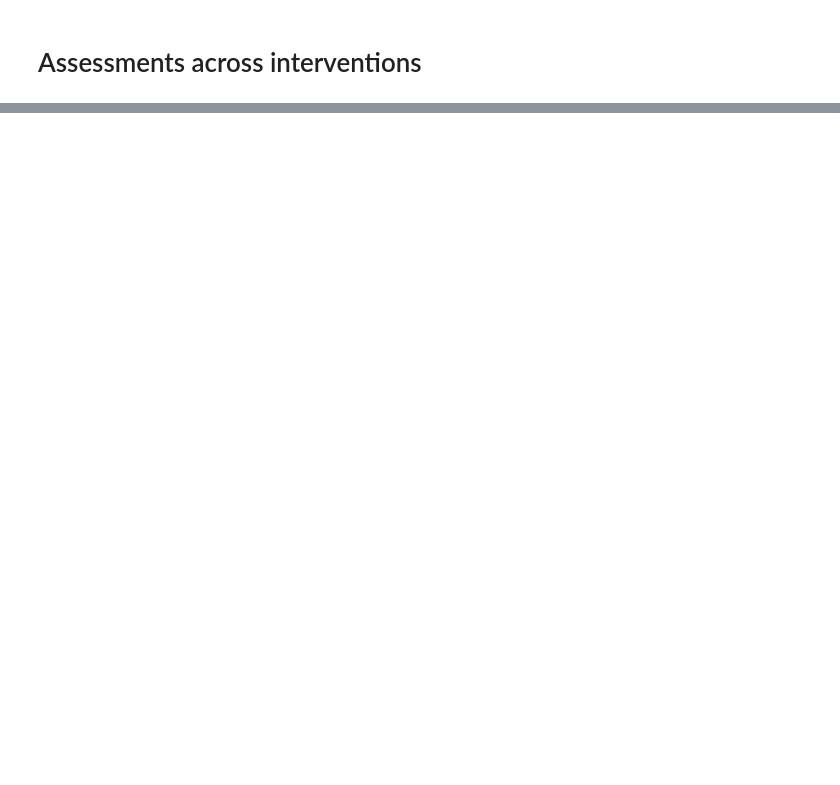
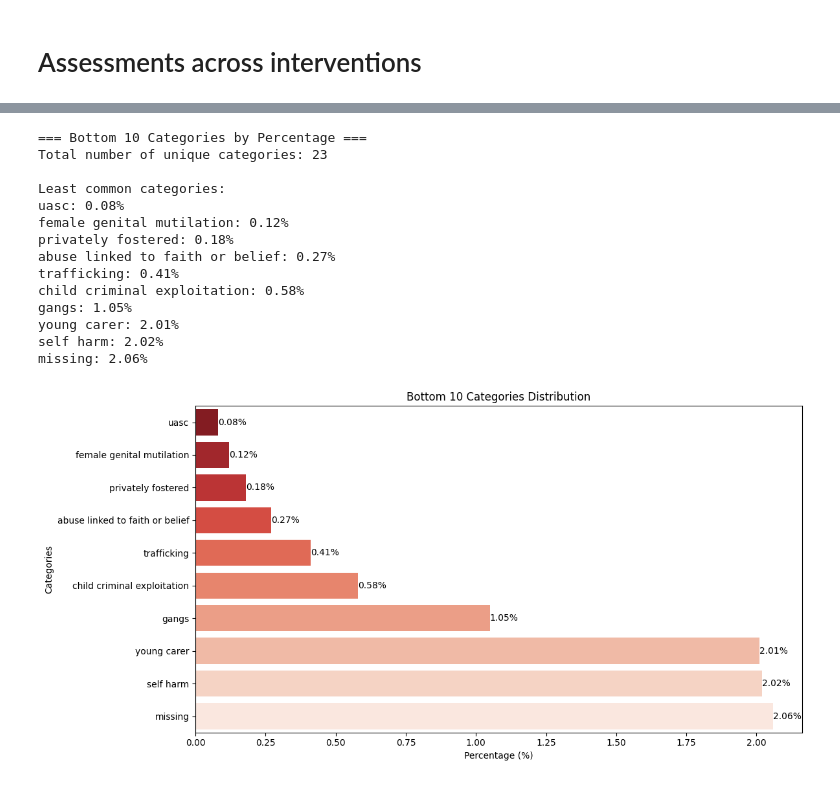
Before and after one commit to ConnectedBradford/CB_2649, a Jupyter notebook: notebooks/assessment_analysis.ipynb, the cells around one changed output, grey strips where cells are left out. Cells and saved outputs as stored; diff of their text form; code cells hidden in the pictures; blank space fills up the shorter version.

```diff
--- a/notebooks/assessment_analysis.ipynb
+++ b/notebooks/assessment_analysis.ipynb
@@ -47,0 +150,66 @@ assessment = pandas_gbq.read_gbq(query)
+# %%
+import pandas as pd
+import matplotlib.pyplot as plt
+import seaborn as sns
+
+def analyze_bottom_categories(df):
+    # Split and explode categories
+    categories_expanded = df['all_categories'].str.split(',').explode()
+
+    # Clean categories
+    categories_expanded = categories_expanded.str.strip().str.lower()
+
+    # Calculate total counts
+    total_categories = len(categories_expanded)
+
+    # Calculate proportions
+    category_proportions = (categories_expanded.value_counts() / total_categories * 100).round(2)
+
+    # Get bottom 10 categories
+    bottom_10 = category_proportions.nsmallest(10)
+
+    print("=== Bottom 10 Categories by Percentage ===")
+    print(f"Total number of unique categories: {len(category_proportions)}")
+    print("\nLeast common categories:")
+    for cat, pct in bottom_10.items():
+        print(f"{cat}: {pct}%")
+
+    # Visualization
+    plt.figure(figsize=(12, 6))
+
+    # Create horizontal bar plot for better readability of category names
+    sns.barplot(x=bottom_10.values,
+                y=bottom_10.index,
+                palette='Reds_r')  # Reverse red palette for visual distinction
+
+    plt.title('Bottom 10 Categories Distribution')
+    plt.xlabel('Percentage (%)')
+    plt.ylabel('Categories')
+
+    # Add percentage labels on bars
+    for i, v in enumerate(bottom_10):
+        plt.text(v, i, f'{v}%', va='center')
+
+    plt.tight_layout()
+    plt.show()
+
+    return bottom_10
+
+# Run the analysis
+bottom_proportions = analyze_bottom_categories(assessment)
+# %% [output]
+=== Bottom 10 Categories by Percentage ===
+Total number of unique categories: 23
+
+Least common categories:
+uasc: 0.08%
+female genital mutilation: 0.12%
+privately fostered: 0.18%
+abuse linked to faith or belief: 0.27%
+trafficking: 0.41%
+child criminal exploitation: 0.58%
+gangs: 1.05%
+young carer: 2.01%
+self harm: 2.02%
+missing: 2.06%
+[figure, added]
```
Also changed, not shown: parts of 5 cells of this notebook.
